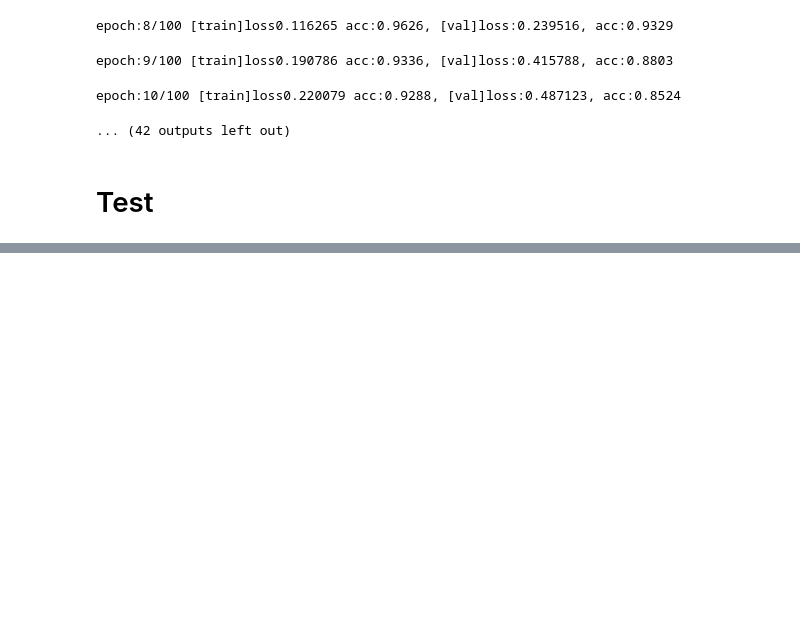
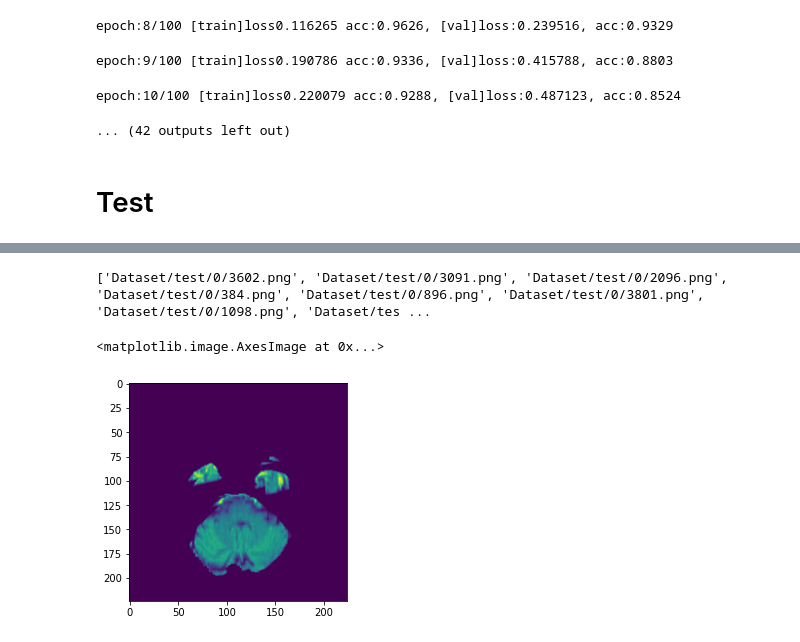
Before and after one commit to ShumpeiTakezaki/newcomer, a Jupyter notebook: source/train_resnet50.ipynb, the cells around one changed output, grey strips where cells are left out. Drawn from its saved outputs; the diff is of its cells as text; code cells hidden in the pictures; blank space fills up the shorter version.

```diff
--- a/source/train_resnet50.ipynb
+++ b/source/train_resnet50.ipynb
@@ -400,0 +444,10 @@ plt.savefig(cm_path)
+# %%
+dirs = glob.glob('Dataset/test/0/' + '*.png')
+print(dirs)
+# %% [output]
+['Dataset/test/0/3602.png', 'Dataset/test/0/3091.png', 'Dataset/test/0/2096.png', 'Dataset/test/0/384.png', 'Dataset/test/0/896.png', 'Dataset/test/0/3801.png', 'Dataset/test/0/1098.png', 'Dataset/tes ...
+# %%
+plt.imshow(x_test[0])
+# %% [output]
+<matplotlib.image.AxesImage at 0x...>
+[figure, added]
```
Also changed, not shown: parts of 5 cells of this notebook, 1 other file.
